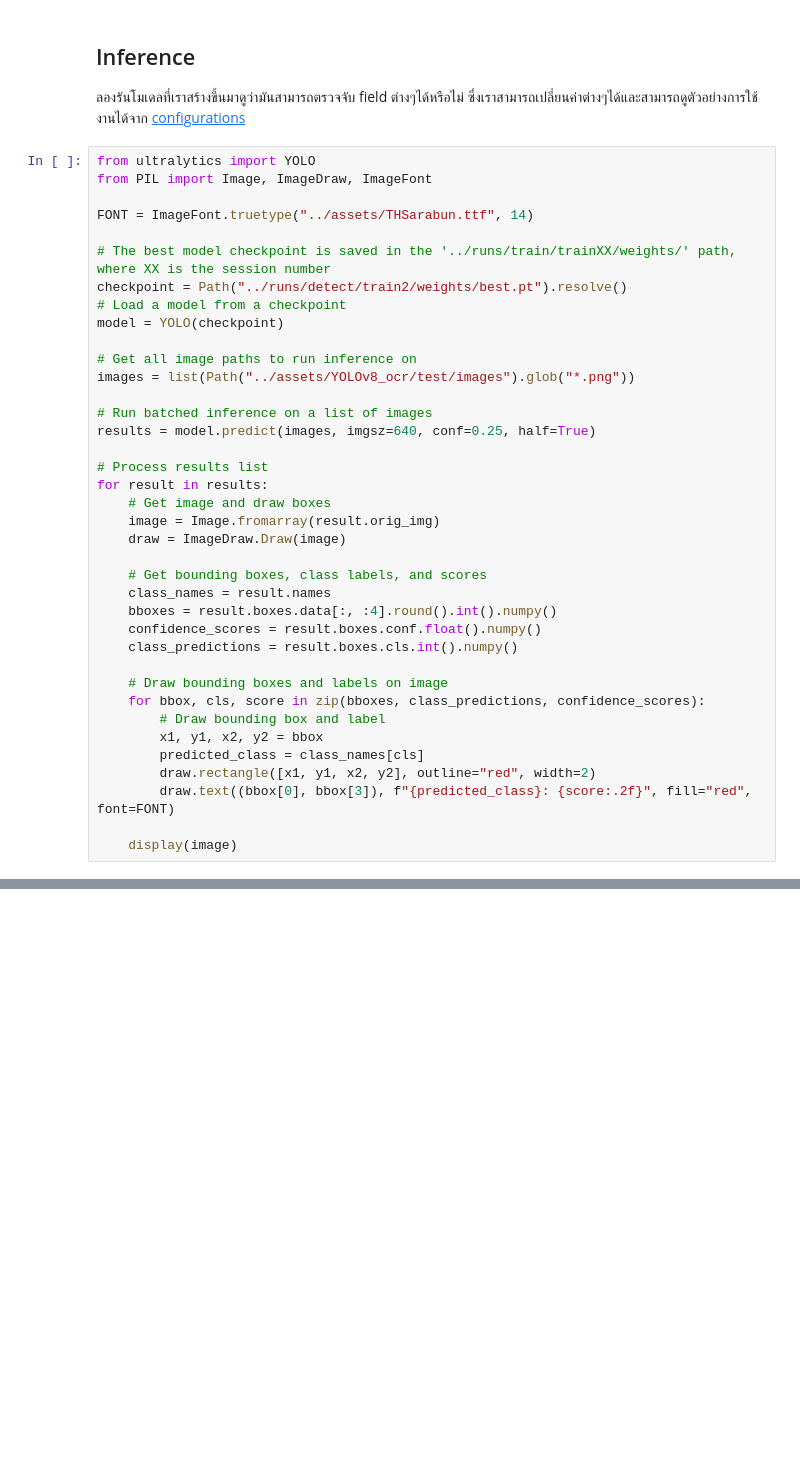
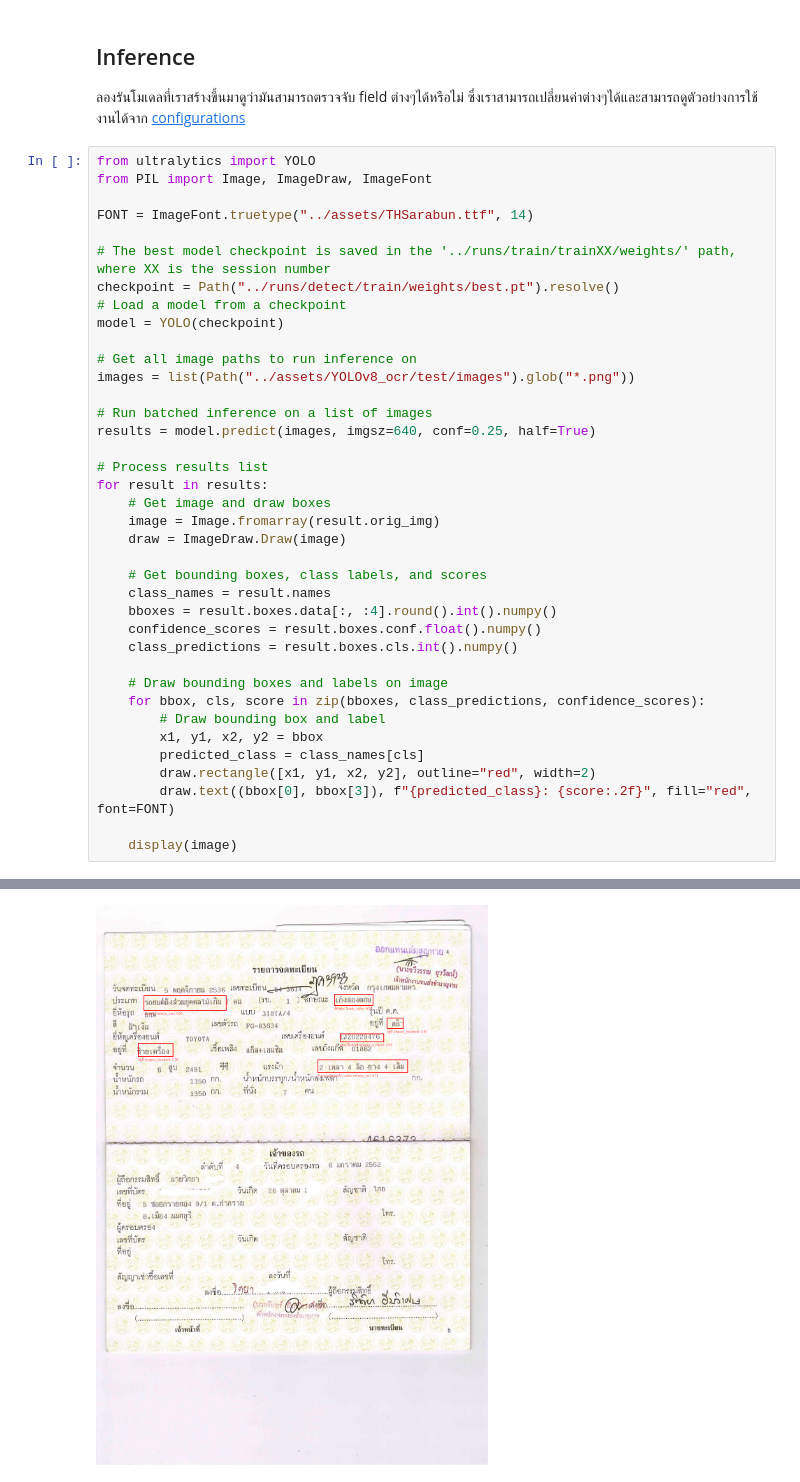
Before and after one commit to biodatlab/ocr-skooldio, a Jupyter notebook: notebooks/06_build_your_own_detector.ipynb, the cells around one changed output, grey strips where cells are left out. Saved outputs shown, nothing was run; the diff lists cells and outputs as text; blank space fills up the shorter version.

Commit message:
change default checkpoint

```diff
--- a/notebooks/06_build_your_own_detector.ipynb
+++ b/notebooks/06_build_your_own_detector.ipynb
@@ -29,7 +29,7 @@ from PIL import Image, ImageDraw, ImageFont
 FONT = ImageFont.truetype("../assets/THSarabun.ttf", 14)
 
 # The best model checkpoint is saved in the '../runs/train/trainXX/weights/' path, where XX is the session number
-checkpoint = Path("../runs/detect/train2/weights/best.pt").resolve()
+checkpoint = Path("../runs/detect/train/weights/best.pt").resolve()
 # Load a model from a checkpoint
 model = YOLO(checkpoint)
 
@@ -60,3 +60,4 @@ for result in results:
         draw.text((bbox[0], bbox[3]), f"{predicted_class}: {score:.2f}", fill="red", font=FONT)
 
     display(image)
+# %% [output]
@@ -62,0 +66 @@ for result in results:
+[figure, added]
```
Also changed, not shown: parts of 1 cell of this notebook.
